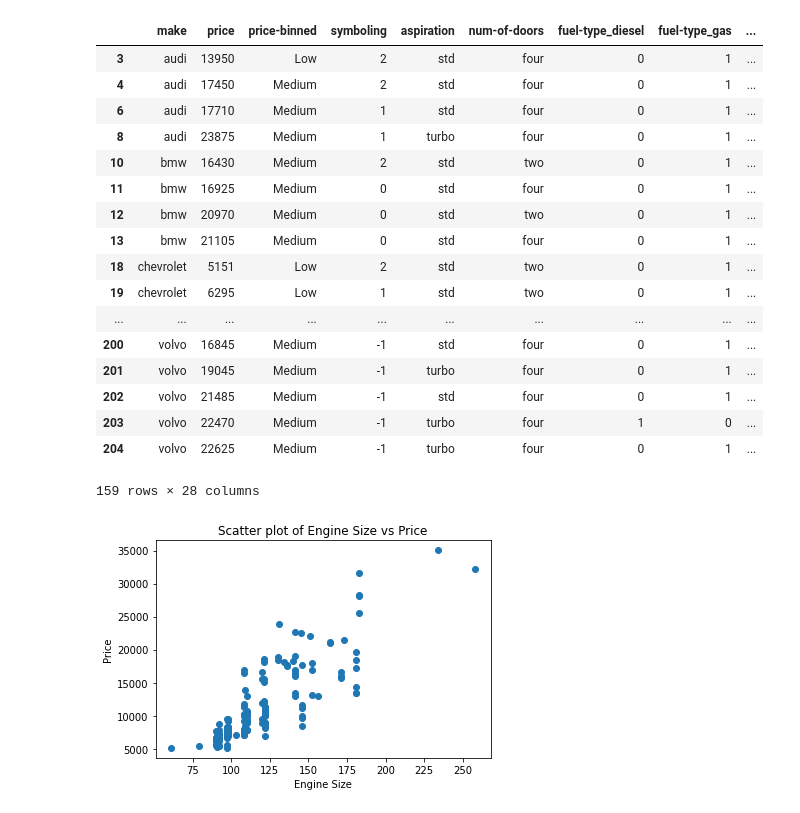
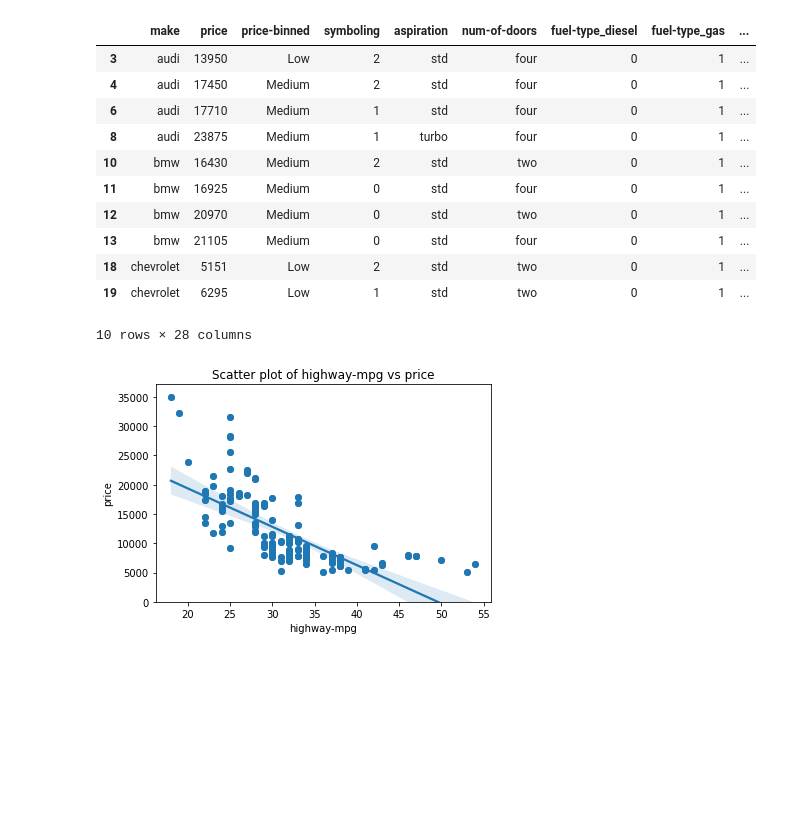
Before and after one commit to jmjkim/Data-Analysis-Project, a Jupyter notebook: CSV Analysis/automobile.ipynb, the cells around one changed output. Saved outputs shown, nothing was run; the diff lists cells and outputs as text; code cells hidden in the pictures; blank space fills up the shorter version.

```diff
--- a/CSV Analysis/automobile.ipynb
+++ b/CSV Analysis/automobile.ipynb
@@ -27,46 +28,58 @@ df = df[['make', 'price', 'price-binned', 'symboling', 'aspiration', 'num-of-doo
 
 # Data Normalization Block
 df["length"] = df["length"]/df["length"].max() # standarize scale of the value
 df["height"] = df["height"]/df["height"].max() # standarize scale of the value
 df["width"] = df["width"]/df["width"].max() # standarize scale of the value
 
 
 # Quantitative Table
 # price_binned_count = df["price-binned"].value_counts().to_frame()
 # price_binned_count.rename(columns = {"price-binned":"value_counts"}, inplace = True)
 
 # display(price_binned_count)
 
 
-# Data Visualization Block
-x = df["engine-size"]
-y = df["price"]
+# Data Visualization Block 1
+## Scatter plot of Engine Size vs Price
+# x = df["engine-size"] # engine-size vs price
+# y = df["price"]
 
-plt.title("Scatter plot of Engine Size vs Price")
-plt.xlabel("Engine Size")
-plt.ylabel("Price")
+# plt.title("Scatter plot of Engine Size vs Price")
+# plt.xlabel("Engine Size")
+# plt.ylabel("Price")
 
-plt.scatter(x, y)
+# sns.regplot(x = "engine-size", y = "price", data = df) # Correlation between engine-size vs price
+# plt.ylim(0, )
+
+# plt.scatter(x, y)
 
 
-display(df)
+# Data Visualization Block 2
+## Scatter plot of highway-mpg vs price
+x1 = df["highway-mpg"]
+y1 = df["price"]
+plt.title("Scatter plot of highway-mpg vs price")
+plt.xlabel("highway-mpg")
+plt.ylabel("price")
+
+plt.scatter(x1, y1)
+
+sns.regplot(x = "highway-mpg", y = "price", data = df) # highway mpg vs price
+plt.ylim(0, )
+
+
+display(df.head(10)) # Displays first top 10 rows
 # %% [output]
 |  | make | price | price-binned | symboling | aspiration | num-of-doors | fuel-type_diesel | fuel-type_gas | ... |
 | 3 | audi | 13950 | Low | 2 | std | four | 0 | 1 | ... |
 | 4 | audi | 17450 | Medium | 2 | std | four | 0 | 1 | ... |
 | 6 | audi | 17710 | Medium | 1 | std | four | 0 | 1 | ... |
 | 8 | audi | 23875 | Medium | 1 | turbo | four | 0 | 1 | ... |
 | 10 | bmw | 16430 | Medium | 2 | std | two | 0 | 1 | ... |
 | 11 | bmw | 16925 | Medium | 0 | std | four | 0 | 1 | ... |
 | 12 | bmw | 20970 | Medium | 0 | std | two | 0 | 1 | ... |
 | 13 | bmw | 21105 | Medium | 0 | std | four | 0 | 1 | ... |
 | 18 | chevrolet | 5151 | Low | 2 | std | two | 0 | 1 | ... |
 | 19 | chevrolet | 6295 | Low | 1 | std | two | 0 | 1 | ... |
-| ... | ... | ... | ... | ... | ... | ... | ... | ... | ... |
-| 200 | volvo | 16845 | Medium | -1 | std | four | 0 | 1 | ... |
-| 201 | volvo | 19045 | Medium | -1 | turbo | four | 0 | 1 | ... |
-| 202 | volvo | 21485 | Medium | -1 | std | four | 0 | 1 | ... |
-| 203 | volvo | 22470 | Medium | -1 | turbo | four | 1 | 0 | ... |
-| 204 | volvo | 22625 | Medium | -1 | turbo | four | 0 | 1 | ... |
-159 rows × 28 columns
+10 rows × 28 columns
-[figure, old version]
+[figure, new version]
```
Also changed, not shown: parts of 1 cell of this notebook.
